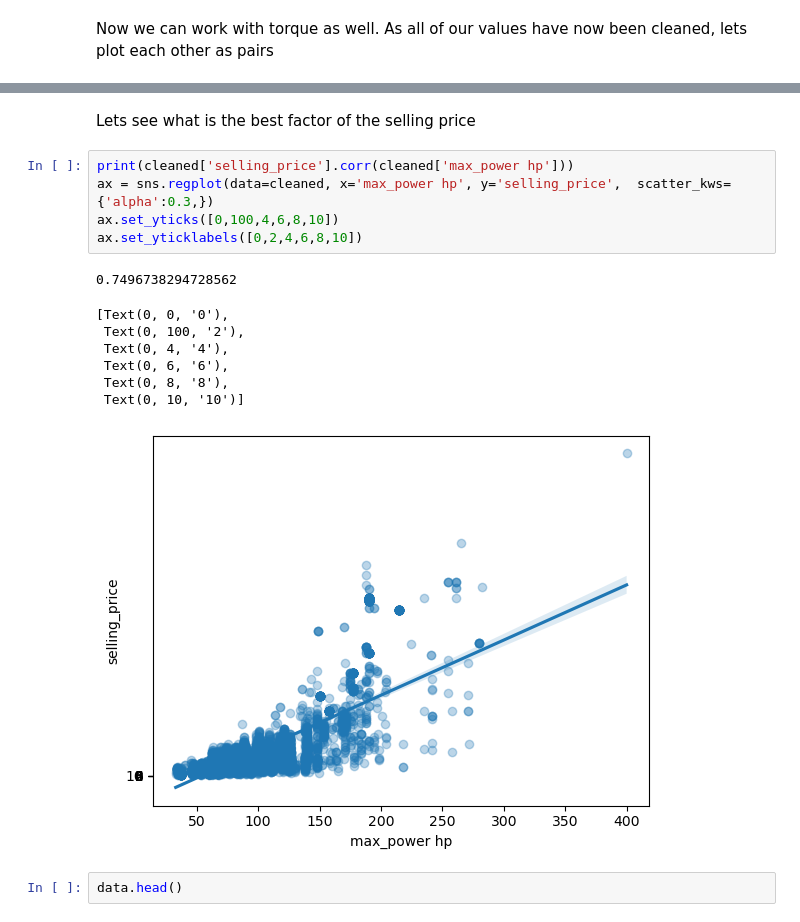
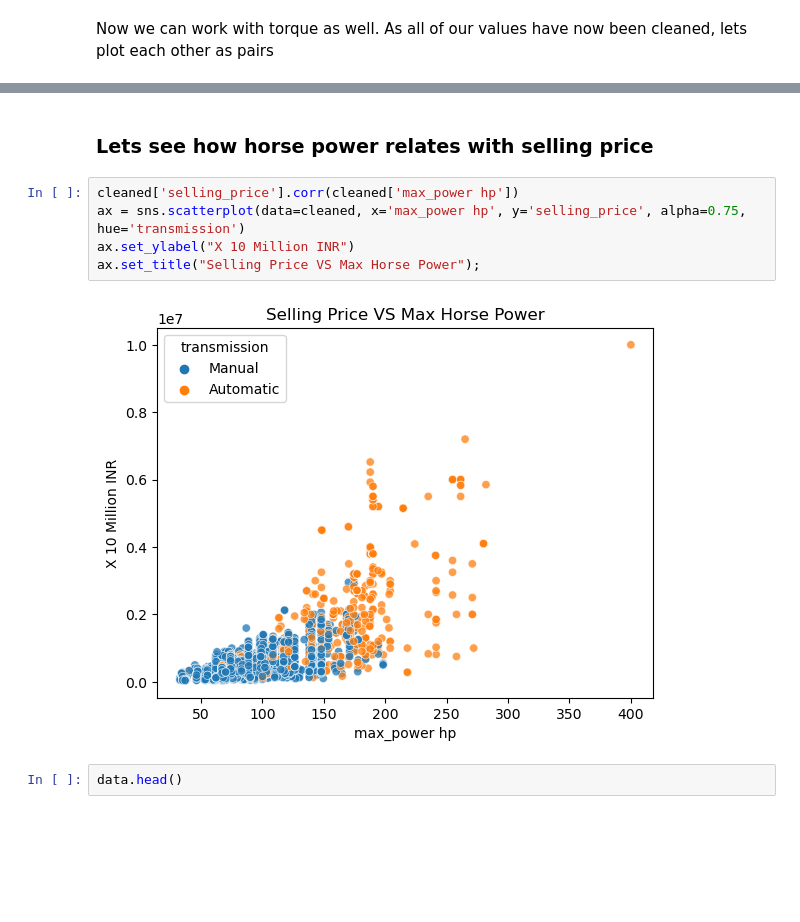
Before and after one commit to umais2005/Vehicle-Analysis, a Jupyter notebook: Vehicle EDA.ipynb, the cells around one changed output, grey strips where cells are left out. Saved outputs shown, nothing was run; the diff lists cells and outputs as text; blank space fills up the shorter version.

```diff
--- a/Vehicle EDA.ipynb
+++ b/Vehicle EDA.ipynb
@@ -215,20 +216,13 @@ sns.pairplot(cleaned[['torque Nm', 'max_power hp', 'engine CC', 'mileage Km/L']]
 [figure]
 # %% [markdown]
-Lets see what is the best factor of the selling price
+### Lets see how horse  power relates with selling price
 # %%
-print(cleaned['selling_price'].corr(cleaned['max_power hp']))
-ax = sns.regplot(data=cleaned, x='max_power hp', y='selling_price',  scatter_kws={'alpha':0.3,})
-ax.set_yticks([0,100,4,6,8,10])
-ax.set_yticklabels([0,2,4,6,8,10])
+cleaned['selling_price'].corr(cleaned['max_power hp'])
+ax = sns.scatterplot(data=cleaned, x='max_power hp', y='selling_price', alpha=0.75, hue='transmission')
+ax.set_ylabel("X 10 Million INR")
+ax.set_title("Selling Price VS Max Horse Power");
 # %% [output]
-0.7496738294728562
-[Text(0, 0, '0'),
- Text(0, 100, '2'),
- Text(0, 4, '4'),
- Text(0, 6, '6'),
- Text(0, 8, '8'),
- Text(0, 10, '10')]
-[figure, old version]
+[figure, new version]
 # %%
 data.head()
 # %% [output]
```
Also changed, not shown: parts of 22 cells of this notebook.
